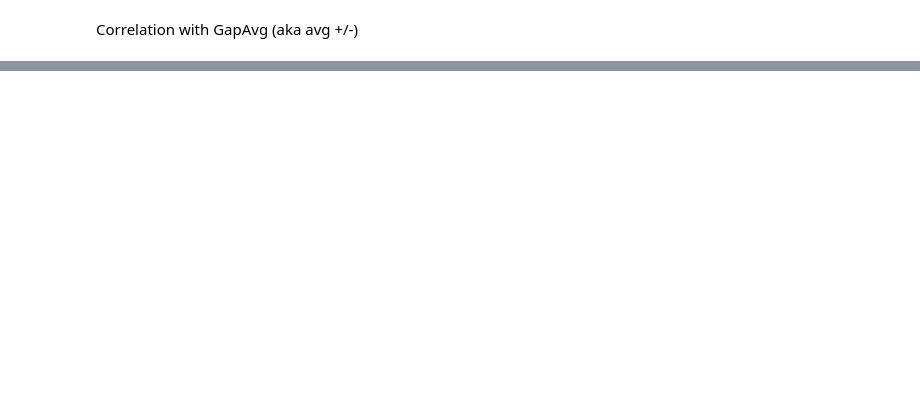
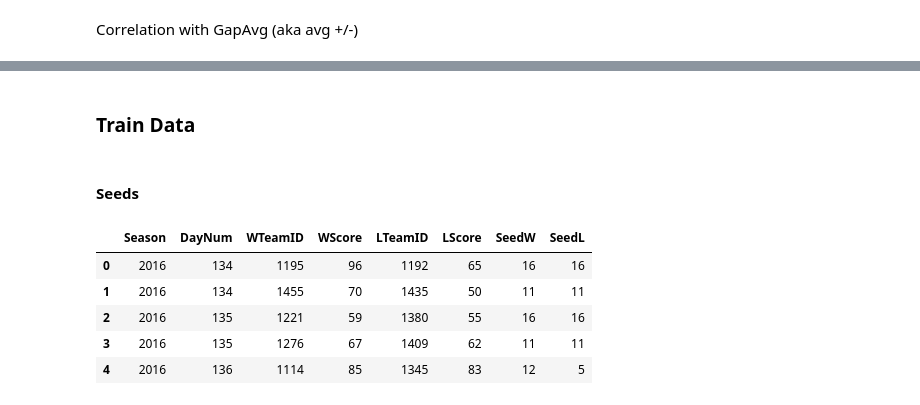
Before and after one commit to ewak42/9417_group_b_march_madness, a Jupyter notebook: advanced_stats_features.ipynb, the cells around one changed output, grey strips where cells are left out. Drawn from its saved outputs; the diff is of its cells as text; code cells hidden in the pictures; blank space fills up the shorter version.

```diff
--- a/advanced_stats_features.ipynb
+++ b/advanced_stats_features.ipynb
@@ -233,0 +246,2 @@ correlations(df_features_season, features, 'GapAvg')
+# %% [markdown]
+### Train Data
@@ -233,0 +252,18 @@ correlations(df_features_season, features, 'GapAvg')
+# %% [markdown]
+#### Seeds
+# %%
+df = pd.merge(
+    df,
+    df_seeds,
+    how='left',
+    left_on=['Season', 'WTeamID'],
+    right_on=['Season', 'TeamID']
+).drop('TeamID', axis=1).rename(columns={'Seed': 'SeedW'})
+
+df = pd.merge(
+    df,
+    df_seeds,
+    how='left',
+    left_on=['Season', 'LTeamID'],
+    right_on=['Season', 'TeamID']
+).drop('TeamID', axis=1).rename(columns={'Seed': 'SeedL'})
@@ -233,0 +273,11 @@ correlations(df_features_season, features, 'GapAvg')
+# %%
+df['SeedW'] = df['SeedW'].apply(treat_seed)
+df['SeedL'] = df['SeedL'].apply(treat_seed)
+df.head()
+# %% [output]
+|  | Season | DayNum | WTeamID | WScore | LTeamID | LScore | SeedW | SeedL |
+| 0 | 2016 | 134 | 1195 | 96 | 1192 | 65 | 16 | 16 |
+| 1 | 2016 | 134 | 1455 | 70 | 1435 | 50 | 11 | 11 |
+| 2 | 2016 | 135 | 1221 | 59 | 1380 | 55 | 16 | 16 |
+| 3 | 2016 | 135 | 1276 | 67 | 1409 | 62 | 11 | 11 |
+| 4 | 2016 | 136 | 1114 | 85 | 1345 | 83 | 12 | 5 |
```
Also changed, not shown: parts of 41 cells of this notebook.
